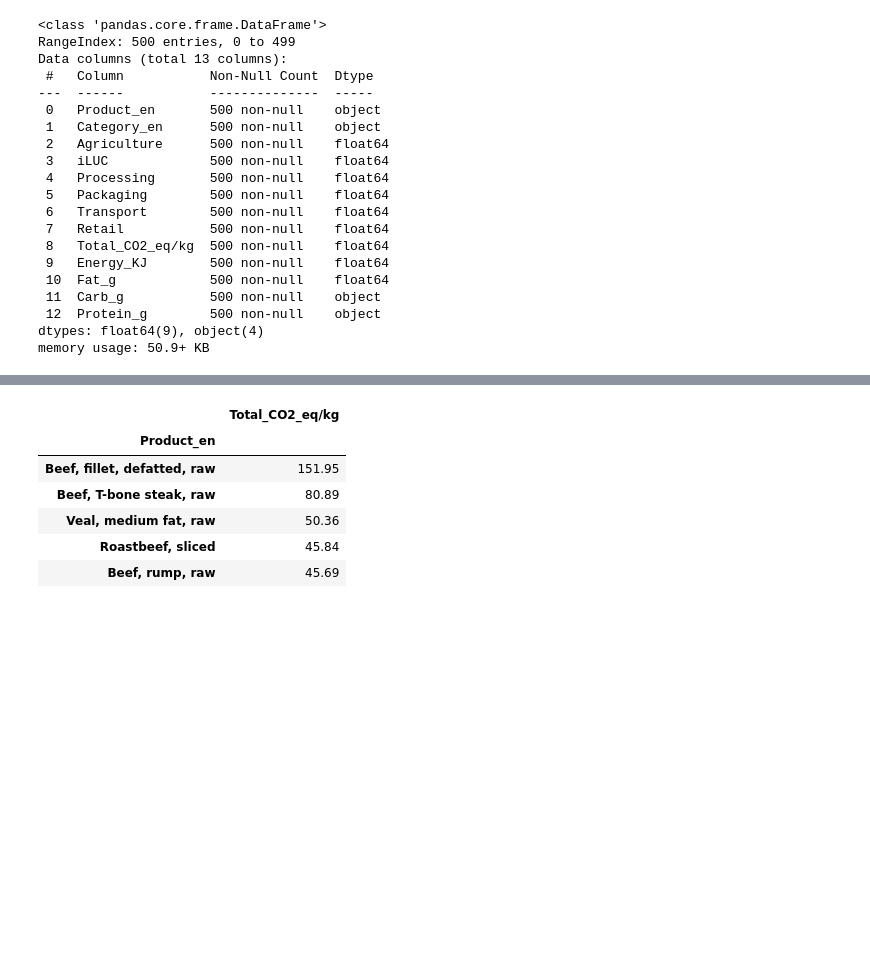
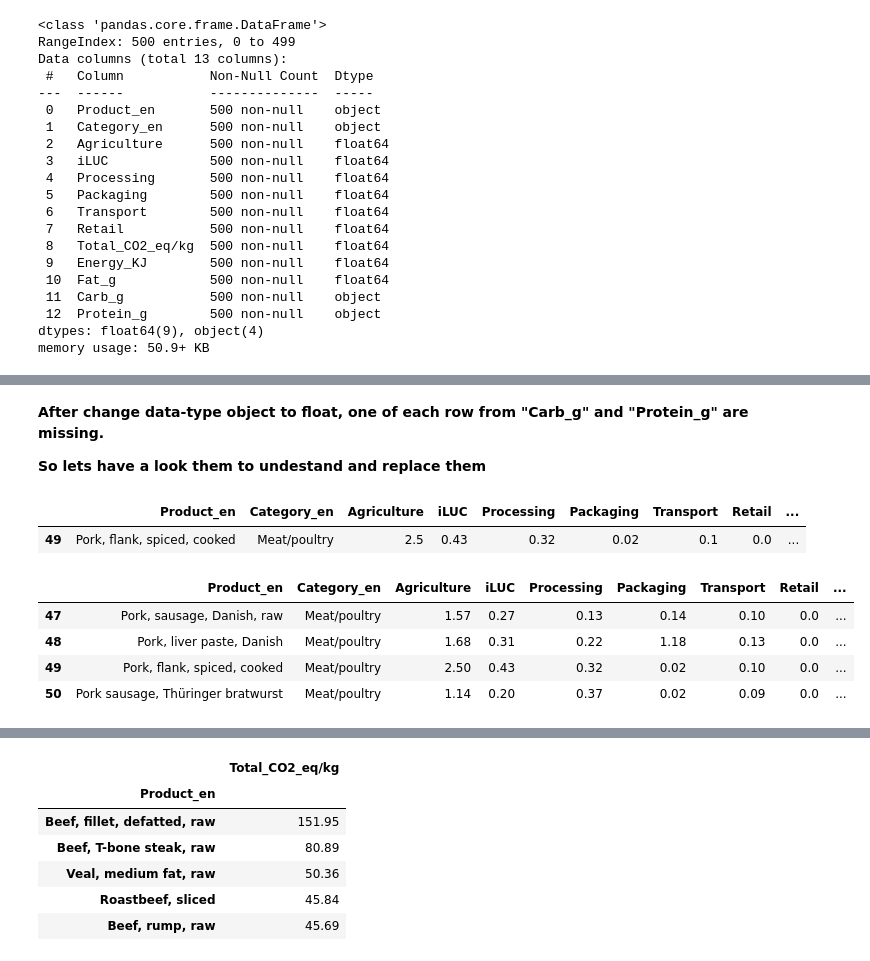
Before and after one commit to mrchapagain/iCare, a Jupyter notebook: ConcitoDataAnalytics.ipynb, the cells around one changed output, grey strips where cells are left out. Drawn from its saved outputs; the diff is of its cells as text; code cells hidden in the pictures; blank space fills up the shorter version.

```diff
--- a/ConcitoDataAnalytics.ipynb
+++ b/ConcitoDataAnalytics.ipynb
@@ -135,0 +105,22 @@ dtype: int64
+# %% [markdown]
+**After change data-type object to float, one of each row from "Carb_g" and "Protein_g" are missing.**
+
+**So lets have a look them to undestand and replace them**
+# %%
+#  let look what is the missing value to understand it
+is_NaN = selected_data[["Carb_g", "Protein_g"]].isnull()
+row_has_NaN = is_NaN.any(axis=1)
+selected_data[row_has_NaN]
+# %% [output]
+|  | Product_en | Category_en | Agriculture | iLUC | Processing | Packaging | Transport | Retail | ... |
+| 49 | Pork, flank, spiced, cooked | Meat/poultry | 2.5 | 0.43 | 0.32 | 0.02 | 0.1 | 0.0 | ... |
+# %%
+# We Have found that row 49 have NaN value in the two columns.
+# To figureout how to replace these NaN value in row 49, let have a look other neighboring rows.
+selected_data[47:51]
+# %% [output]
+|  | Product_en | Category_en | Agriculture | iLUC | Processing | Packaging | Transport | Retail | ... |
+| 47 | Pork, sausage, Danish, raw | Meat/poultry | 1.57 | 0.27 | 0.13 | 0.14 | 0.10 | 0.0 | ... |
+| 48 | Pork, liver paste, Danish | Meat/poultry | 1.68 | 0.31 | 0.22 | 1.18 | 0.13 | 0.0 | ... |
+| 49 | Pork, flank, spiced, cooked | Meat/poultry | 2.50 | 0.43 | 0.32 | 0.02 | 0.10 | 0.0 | ... |
+| 50 | Pork sausage, Thüringer bratwurst | Meat/poultry | 1.14 | 0.20 | 0.37 | 0.02 | 0.09 | 0.0 | ... |
```
Also changed, not shown: parts of 27 cells of this notebook.
